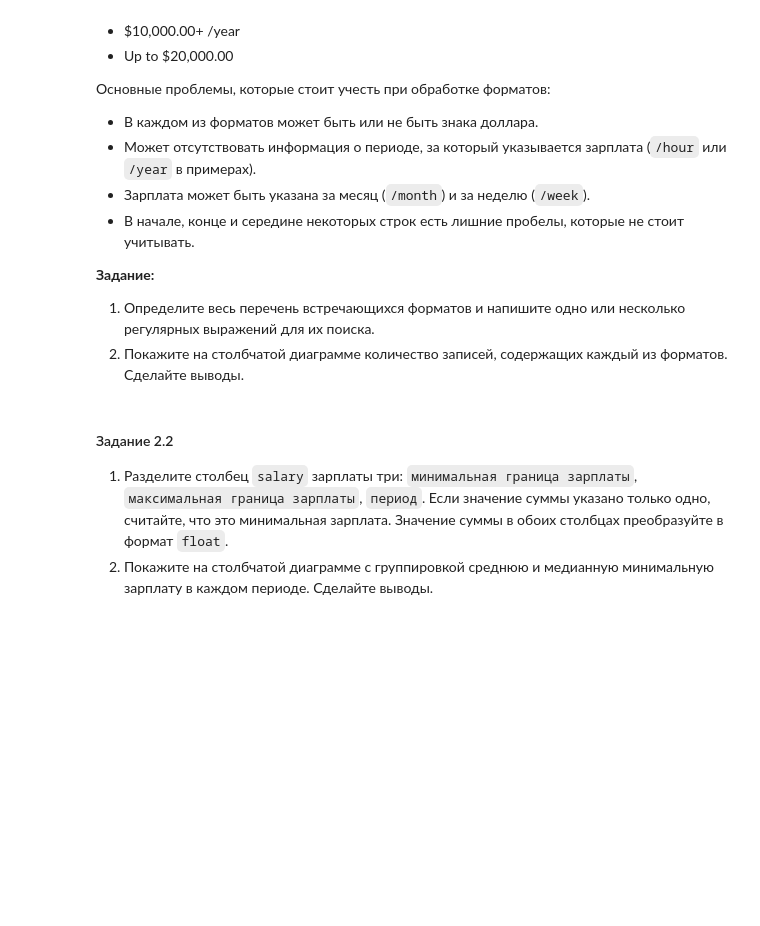
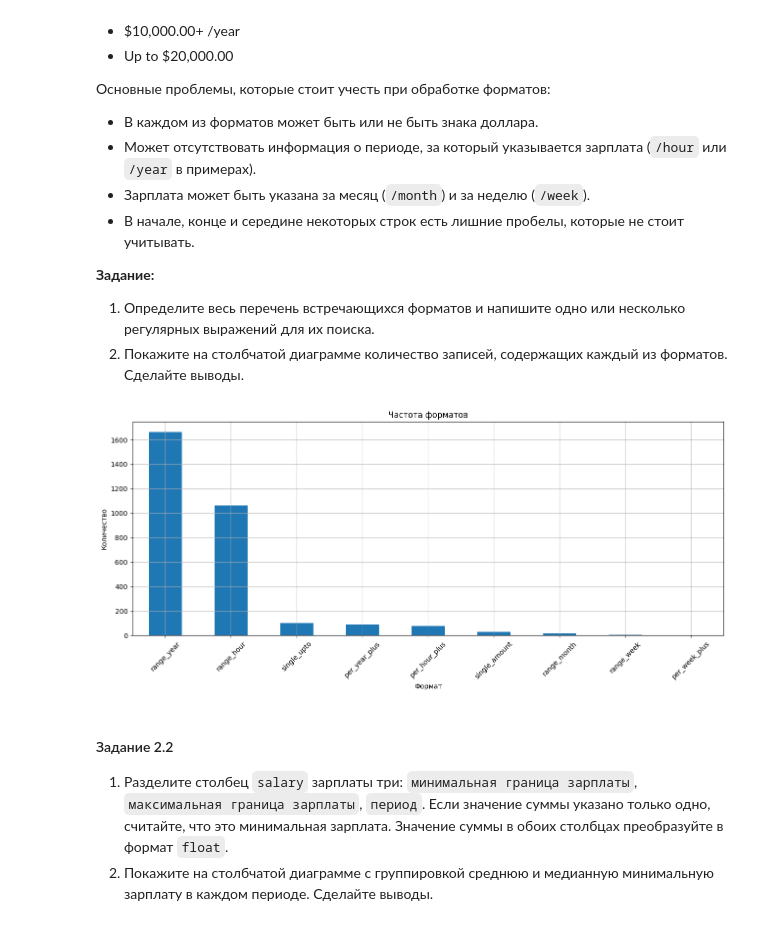
Before and after one commit to AndronIxI/cpp, a Jupyter notebook: labs/Лаба1_МЕВД_Сорокин.ipynb, the cells around one changed output. Drawn from its saved outputs; the diff is of its cells as text; code cells hidden in the pictures; blank space fills up the shorter version.

```diff
--- a/labs/Лаба1_МЕВД_Сорокин.ipynb
+++ b/labs/Лаба1_МЕВД_Сорокин.ipynb
@@ -404,3 +459,53 @@ print(Unknowns)
+# %%
+patterns = {
+  'per_hour': r'^\$?\s*\d+(?:,\d{3})*(?:\.\d+)?\s*\$?\s*/\s*hour',
+  'per_week': r'^\$?\s*\d+(?:,\d{3})*(?:\.\d+)?\s*\$?\s*/\s*week',
+  'per_month': r'^\$?\s*\d+(?:,\d{3})*(?:\.\d+)?\s*\$?\s*/\s*month',
+  'per_year': r'^\$?\s*\d+(?:,\d{3})*(?:\.\d+)?\s*\$?\s*/\s*year',
+  'range_hour': r'^\$?\s*\d+(?:,\d{3})*(?:\.\d+)?\s*\$?\s*-\s*\$?\s*\d+(?:,\d{3})*(?:\.\d+)?\s*\$?\s*/\s*hour',
+  'range_week': r'^\$?\s*\d+(?:,\d{3})*(?:\.\d+)?\s*\$?\s*-\s*\$?\s*\d+(?:,\d{3})*(?:\.\d+)?\s*\$?\s*/\s*week',
+  'range_month': r'^\$?\s*\d+(?:,\d{3})*(?:\.\d+)?\s*\$?\s*-\s*\$?\s*\d+(?:,\d{3})*(?:\.\d+)?\s*\$?\s*/\s*month',
+  'range_year': r'^\$?\s*\d+(?:,\d{3})*(?:\.\d+)?\s*\$?\s*-\s*\$?\s*\d+(?:,\d{3})*(?:\.\d+)?\s*\$?\s*/\s*year',
+  'per_hour_plus': r'^\$?\s*\d+(?:,\d{3})*(?:\.\d+)?\s*\$?\s*\+\s*/\s*hour',
+  'per_week_plus': r'^\$?\s*\d+(?:,\d{3})*(?:\.\d+)?\s*\$?\s*\+\s*/\s*week',
+  'per_month_plus': r'^\$?\s*\d+(?:,\d{3})*(?:\.\d+)?\s*\$?\s*\+\s*/\s*month',
+  'per_year_plus': r'^\$?\s*\d+(?:,\d{3})*(?:\.\d+)?\s*\$?\s*\+\s*/\s*year',
+  'upto_hour': r'^[Uu]p to \$?\s*\d+(?:,\d{3})*(?:\.\d+)?\s*\$?\s*/\s*hour',
+  'upto_week': r'^[Uu]p to \$?\s*\d+(?:,\d{3})*(?:\.\d+)?\s*\$?\s*/\s*week',
+  'upto_month': r'^[Uu]p to \$?\s*\d+(?:,\d{3})*(?:\.\d+)?\s*\$?\s*/\s*month',
+  'upto_year': r'^[Uu]p to \$?\s*\d+(?:,\d{3})*(?:\.\d+)?\s*\$?\s*/\s*year',
+  'single_amount': r'^\$?\s*\d+(?:,\d{3})*(?:\.\d+)?\s*\$?',
+  'single_range': r'^\$?\s*\d+(?:,\d{3})*(?:\.\d+)?\s*\$?\s*-\s*\$?\s*\d+(?:,\d{3})*(?:\.\d+)?\s*\$?',
+  'single_upto': r'^[Uu]p to \$?\s*\d+(?:,\d{3})*(?:\.\d+)?\s*\$?',
+  'single_plus': r'^\$?\s*\d+(?:,\d{3})*(?:\.\d+)?\s*\$?\s*\+'
+  # \$?\s*\d+(?:,\d{3})*(?:\.\d+)?\$?
+}
+
+def detect_salary_format(salary):
+  if pd.isna(salary):
+      #return 'unknown'
+      return
+  salary = salary.strip()
+  for name, pattern in patterns.items():
+    if re.match(pattern, salary):
+        return name
+  #print(salary)
+  #return 'unknown'
+  return
+
+formats = pd.DataFrame()
+formats['format'] = df['salary'].apply(detect_salary_format)
+format_counts = formats['format'].value_counts()
+
+format_counts.plot(kind='bar', figsize=(13, 6), title='Частота форматов')
+plt.xlabel('Формат')
+plt.ylabel('Количество')
+plt.xticks(rotation=45)
+plt.grid(True)
+plt.tight_layout()
+plt.show()
+# %% [output]
+[figure, added]
 # %% [markdown]
 #### Задание 2.2
 
```
Also changed, not shown: parts of 10 cells of this notebook.
